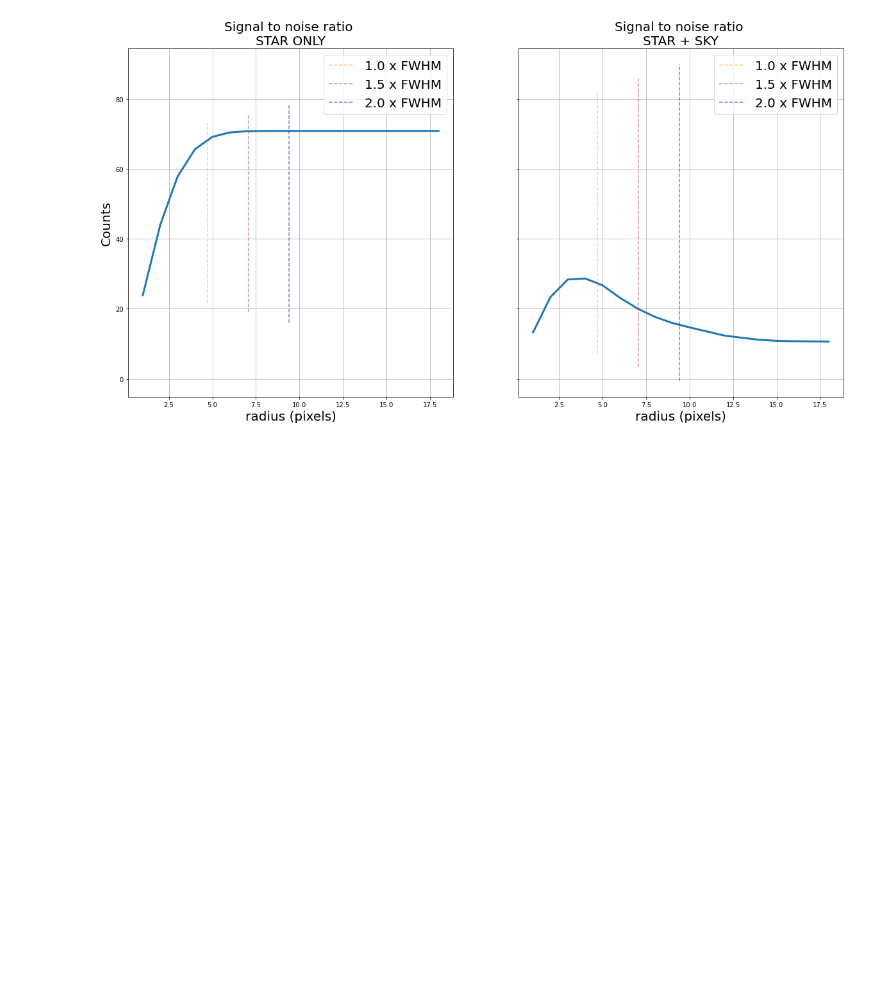
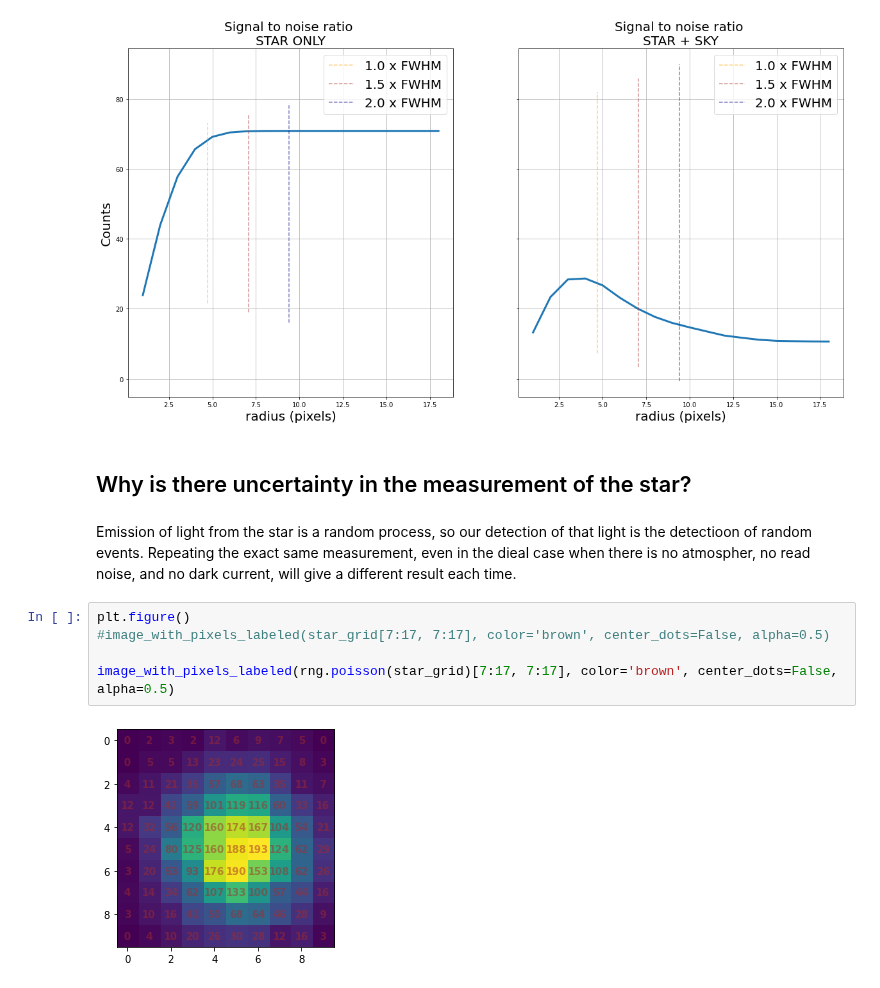
Before and after one commit to mwcraig/ast266-notes, a Jupyter notebook: 2023-10-18-aperture-size-BETTER.ipynb, the cells around one changed output. Drawn from its saved outputs; the diff is of its cells as text; blank space fills up the shorter version.

```diff
--- a/2023-10-18-aperture-size-BETTER.ipynb
+++ b/2023-10-18-aperture-size-BETTER.ipynb
@@ -218,3 +218,14 @@ axs['star_only'].set_ylabel('Counts', fontsize=20)
 # %% [output]
 Text(0, 0.5, 'Counts')
 [figure]
+# %% [markdown]
+## Why is there uncertainty in the measurement of the star?
+# %% [markdown]
+Emission of light from the star is a random process, so our detection of that light is the detectioon of random events. Repeating the exact same measurement, even in the dieal case when there is no atmospher, no read noise, and no dark current, will give a different result each time.
+# %%
+plt.figure()
+#image_with_pixels_labeled(star_grid[7:17, 7:17], color='brown', center_dots=False, alpha=0.5)
+
+image_with_pixels_labeled(rng.poisson(star_grid)[7:17, 7:17], color='brown', center_dots=False, alpha=0.5)
+# %% [output]
+[figure, added]
```
Also changed, not shown: parts of 3 cells of this notebook.
